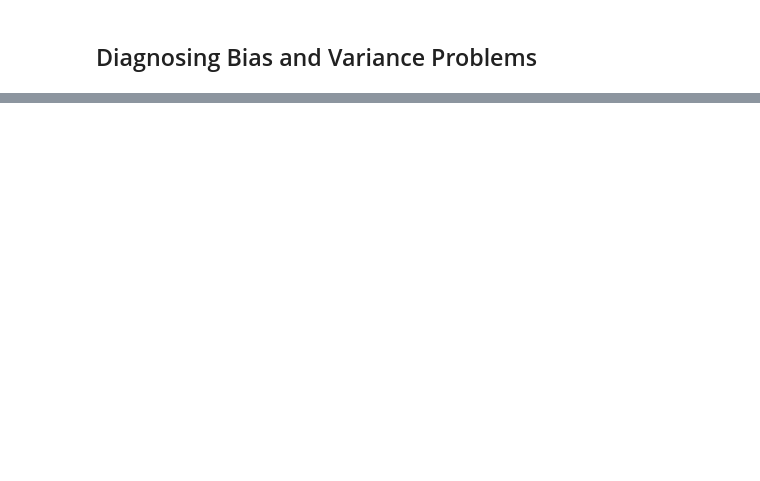
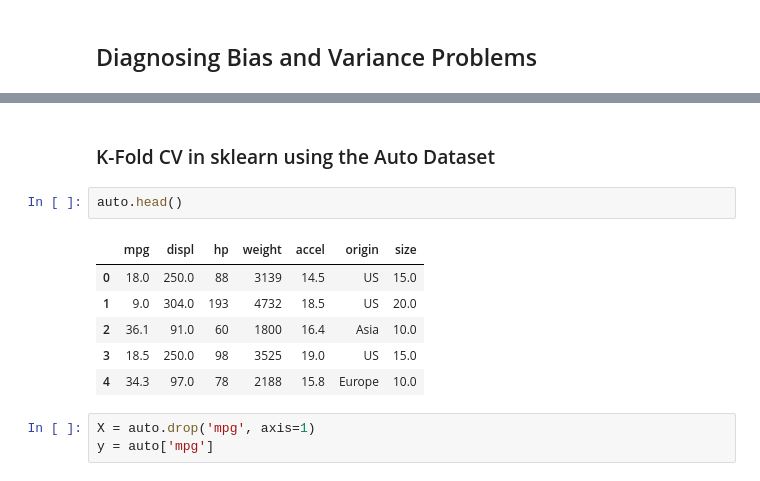
Before and after one commit to PaulToronto/DataCamp-Track---Machine-Learning-Scientist-in-Python, a Jupyter notebook: 6_2_Machine_Learning_with_Tree_Based_Models_in_Python_The_Bias_Variance_Tradeoff.ipynb, the cells around one changed output, grey strips where cells are left out. Saved outputs shown, nothing was run; the diff lists cells and outputs as text; blank space fills up the shorter version.

```diff
--- a/6_2_Machine_Learning_with_Tree_Based_Models_in_Python_The_Bias_Variance_Tradeoff.ipynb
+++ b/6_2_Machine_Learning_with_Tree_Based_Models_in_Python_The_Bias_Variance_Tradeoff.ipynb
@@ -167,0 +214,14 @@ $$
+# %% [markdown]
+### K-Fold CV  in sklearn using the Auto Dataset
+# %%
+auto.head()
+# %% [output]
+|  | mpg | displ | hp | weight | accel | origin | size |
+| 0 | 18.0 | 250.0 | 88 | 3139 | 14.5 | US | 15.0 |
+| 1 | 9.0 | 304.0 | 193 | 4732 | 18.5 | US | 20.0 |
+| 2 | 36.1 | 91.0 | 60 | 1800 | 16.4 | Asia | 10.0 |
+| 3 | 18.5 | 250.0 | 98 | 3525 | 19.0 | US | 15.0 |
+| 4 | 34.3 | 97.0 | 78 | 2188 | 15.8 | Europe | 10.0 |
+# %%
+X = auto.drop('mpg', axis=1)
+y = auto['mpg']
```
Also changed, not shown: parts of 32 cells of this notebook.
